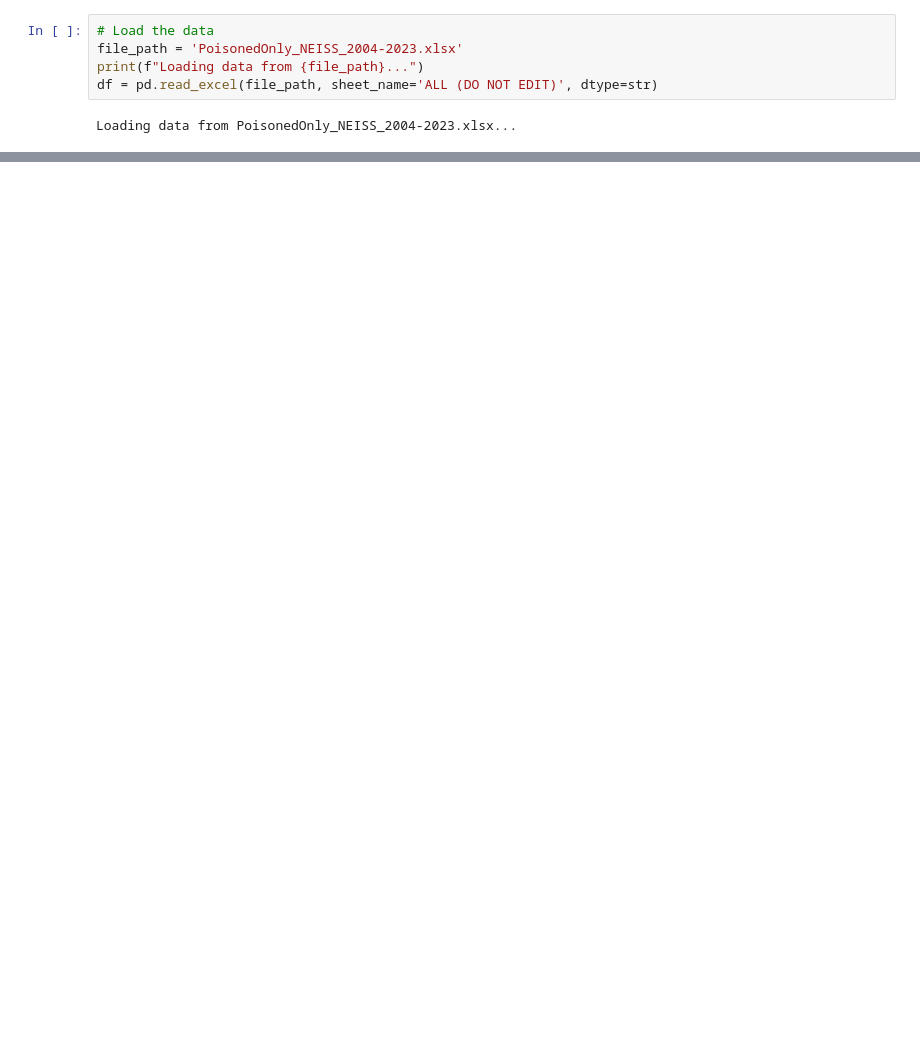
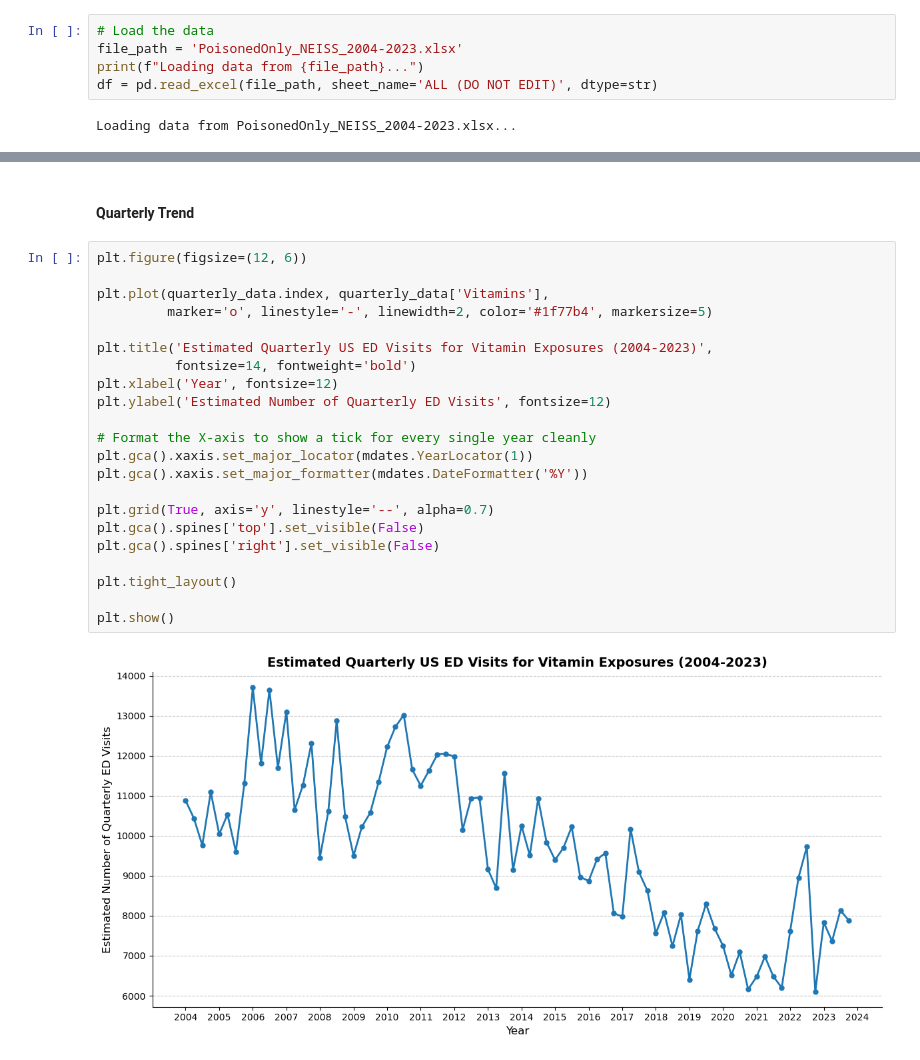
Before and after one commit to fede-giorgi/vitamins, a Jupyter notebook: temporal_analysis.ipynb, the cells around one changed output, grey strips where cells are left out. Saved outputs shown, nothing was run; the diff lists cells and outputs as text; blank space fills up the shorter version.

```diff
--- a/temporal_analysis.ipynb
+++ b/temporal_analysis.ipynb
@@ -110,0 +118,26 @@ Year
+# %% [markdown]
+#### Quarterly Trend
+# %%
+plt.figure(figsize=(12, 6))
+
+plt.plot(quarterly_data.index, quarterly_data['Vitamins'],
+         marker='o', linestyle='-', linewidth=2, color='#1f77b4', markersize=5)
+
+plt.title('Estimated Quarterly US ED Visits for Vitamin Exposures (2004-2023)',
+          fontsize=14, fontweight='bold')
+plt.xlabel('Year', fontsize=12)
+plt.ylabel('Estimated Number of Quarterly ED Visits', fontsize=12)
+
+# Format the X-axis to show a tick for every single year cleanly
+plt.gca().xaxis.set_major_locator(mdates.YearLocator(1))
+plt.gca().xaxis.set_major_formatter(mdates.DateFormatter('%Y'))
+
+plt.grid(True, axis='y', linestyle='--', alpha=0.7)
+plt.gca().spines['top'].set_visible(False)
+plt.gca().spines['right'].set_visible(False)
+
+plt.tight_layout()
+
+plt.show()
+# %% [output]
+[figure, added]
```
Also changed, not shown: parts of 12 cells of this notebook, 1 other file.
